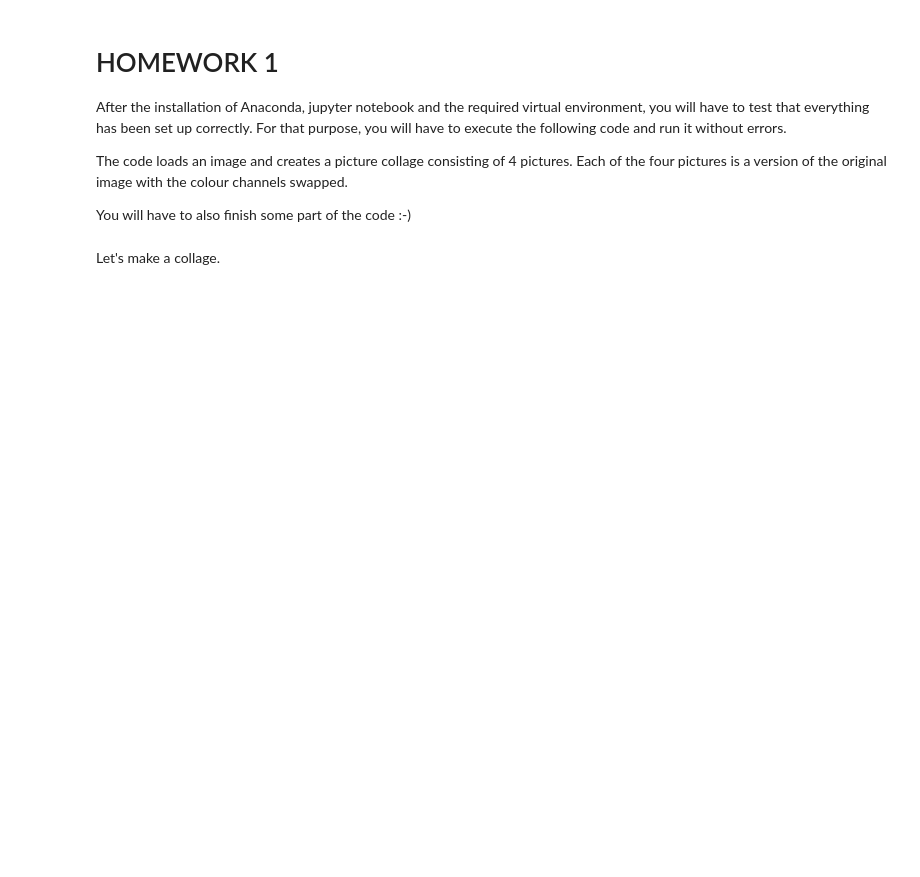
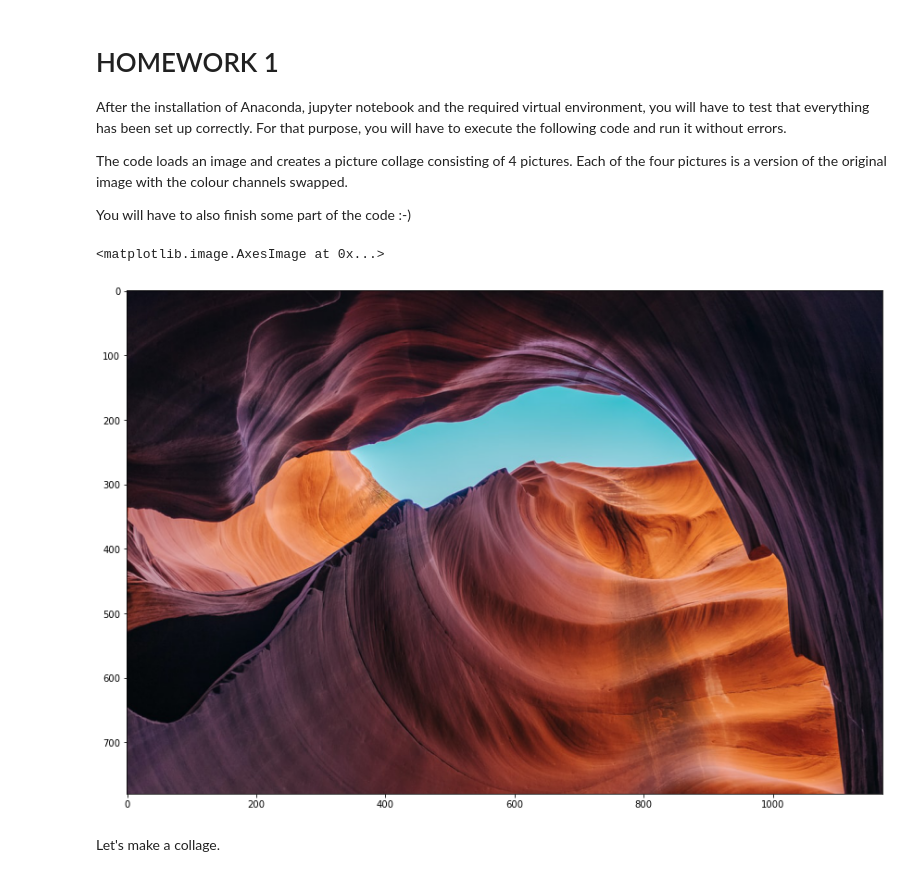
Before and after one commit to henzelis/cv, a Jupyter notebook: lesson_1/homework/Homework.ipynb, the cells around one changed output. Saved outputs shown, nothing was run; the diff lists cells and outputs as text; code cells hidden in the pictures; blank space fills up the shorter version.

```diff
--- a/lesson_1/homework/Homework.ipynb
+++ b/lesson_1/homework/Homework.ipynb
@@ -14,10 +14,13 @@ plt.rcParams['figure.figsize'] = [15, 10]
 # %%
 # Load an image (you can freely chose any image you like)
 img = cv2.imread('photo_1.jpg')
 # Convert it to RGB
-img =
+img = cv2.cvtColor(img, cv2.COLOR_BGR2RGB)
 # Plot it
 plt.imshow(img)
+# %% [output]
+<matplotlib.image.AxesImage at 0x...>
+[figure, added]
 # %% [markdown]
 Let's make a collage.
 # %%
```
Also changed, not shown: parts of 1 cell of this notebook.
